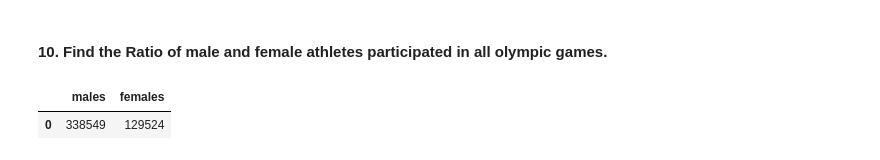
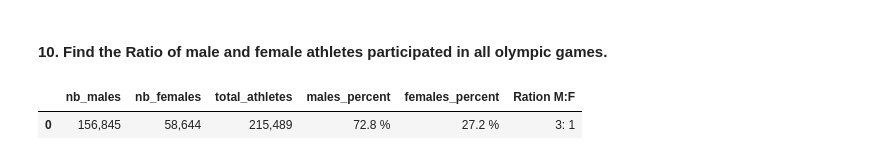
Before and after one commit to chanronnie/Olympics, a Jupyter notebook: analysis/olympics_analysis.ipynb, the cells around one changed output. Drawn from its saved outputs; the diff is of its cells as text; code cells hidden in the pictures.

```diff
--- a/analysis/olympics_analysis.ipynb
+++ b/analysis/olympics_analysis.ipynb
@@ -336,11 +465,23 @@ GROUP BY h.game, c.host_city
 # %%
 pd.read_sql("""
 SELECT
-    SUM(CASE WHEN h.gender = 'Male' THEN 1 ELSE 0 END) AS males,
-    SUM(CASE WHEN h.gender = 'Female' THEN 1 ELSE 0 END) AS females
-FROM olympics.olympic_history h
-JOIN olympics.host_cities c ON h.game = c.game
+    TO_CHAR(SUM(CASE WHEN gender = 'Male' THEN 1 ELSE 0 END), 'FM999,999') AS nb_males,
+    TO_CHAR(SUM(CASE WHEN gender = 'Female' THEN 1 ELSE 0 END), 'FM999,999') AS nb_females,
+    TO_CHAR(COUNT(id), 'FM999,999') AS total_athletes,
+    CONCAT(ROUND(SUM(CASE WHEN gender = 'Male' THEN 1 ELSE 0 END)/COUNT(id)::NUMERIC * 100, 1), ' %') AS males_percent,
+    CONCAT(ROUND(SUM(CASE WHEN gender = 'Female' THEN 1 ELSE 0 END)/COUNT(id)::NUMERIC * 100, 1), ' %') AS females_percent,
+    CONCAT(ROUND(SUM(CASE WHEN gender = 'Male' THEN 1 ELSE 0 END)/SUM(CASE WHEN gender = 'Female' THEN 1 ELSE 0 END)::NUMERIC), ': 1') AS "Ration M:F"
+FROM
+(
+    -- Retrieve unique IDs
+
+    SELECT DISTINCT h.id, h.gender, h.game
+    FROM olympics.olympic_history_cleaned h
+    JOIN olympics.host_cities c ON h.game = c.game
+
+) unique_id
+
 """, conn)
 # %% [output]
-|  | males | females |
-| 0 | 338549 | 129524 |
+|  | nb_males | nb_females | total_athletes | males_percent | females_percent | Ration M:F |
+| 0 | 156,845 | 58,644 | 215,489 | 72.8 % | 27.2 % | 3: 1 |
```
Also changed, not shown: parts of 25 cells of this notebook.
